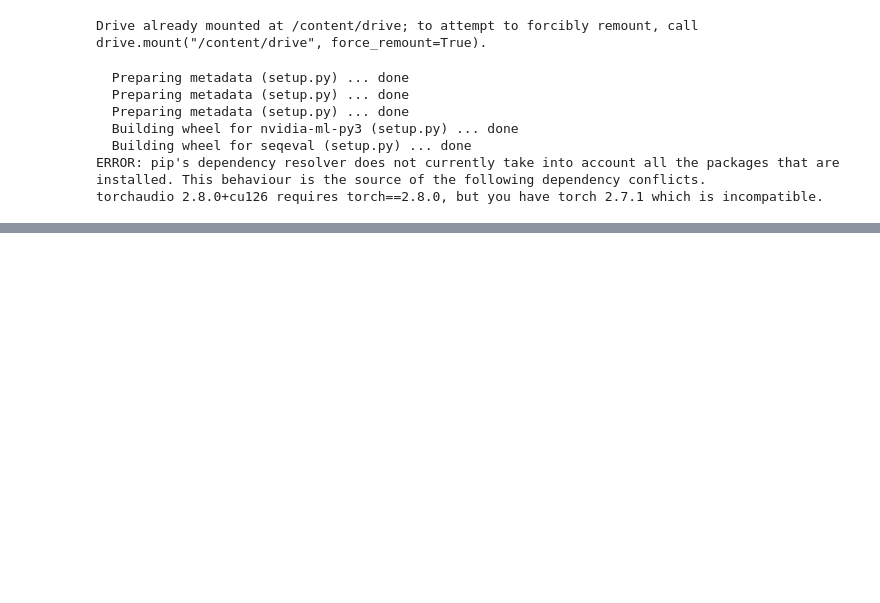
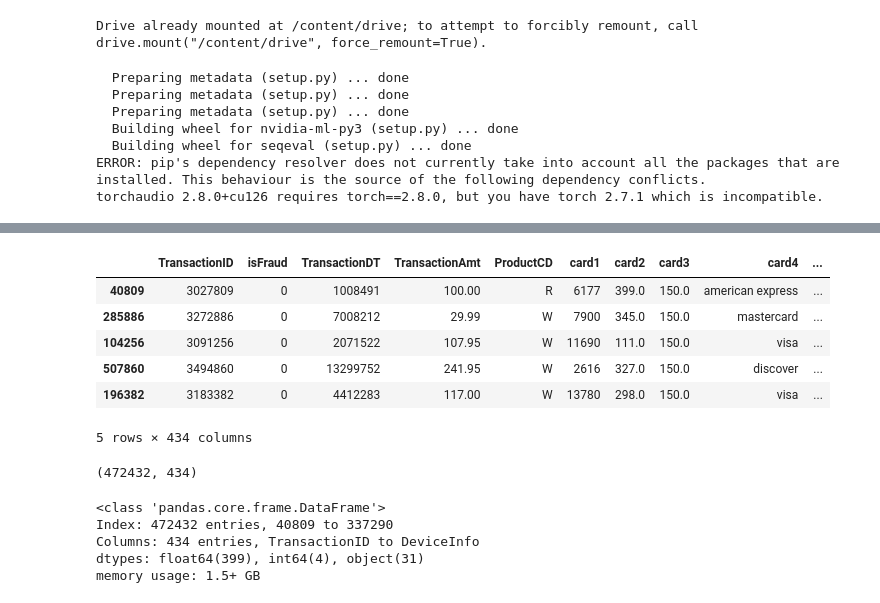
Before and after one commit to Deep-Dhaduk/AutoGluon, a Jupyter notebook: Fraud-detection/fraud_detection.ipynb, the cells around one changed output, grey strips where cells are left out. Cells and saved outputs as stored; diff of their text form; code cells hidden in the pictures; blank space fills up the shorter version.

```diff
--- a/Fraud-detection/fraud_detection.ipynb
+++ b/Fraud-detection/fraud_detection.ipynb
@@ -31,0 +51,22 @@ train_data = pd.merge(train_transaction, train_identity, on='TransactionID', how
+# %%
+train_data.head()
+# %% [output]
+|  | TransactionID | isFraud | TransactionDT | TransactionAmt | ProductCD | card1 | card2 | card3 | card4 | ... |
+| 40809 | 3027809 | 0 | 1008491 | 100.00 | R | 6177 | 399.0 | 150.0 | american express | ... |
+| 285886 | 3272886 | 0 | 7008212 | 29.99 | W | 7900 | 345.0 | 150.0 | mastercard | ... |
+| 104256 | 3091256 | 0 | 2071522 | 107.95 | W | 11690 | 111.0 | 150.0 | visa | ... |
+| 507860 | 3494860 | 0 | 13299752 | 241.95 | W | 2616 | 327.0 | 150.0 | discover | ... |
+| 196382 | 3183382 | 0 | 4412283 | 117.00 | W | 13780 | 298.0 | 150.0 | visa | ... |
+5 rows × 434 columns
+# %%
+train_data.shape
+# %% [output]
+(472432, 434)
+# %%
+train_data.info()
+# %% [output]
+<class 'pandas.core.frame.DataFrame'>
+Index: 472432 entries, 40809 to 337290
+Columns: 434 entries, TransactionID to DeviceInfo
+dtypes: float64(399), int64(4), object(31)
+memory usage: 1.5+ GB
```
Also changed, not shown: parts of 22 cells of this notebook.
